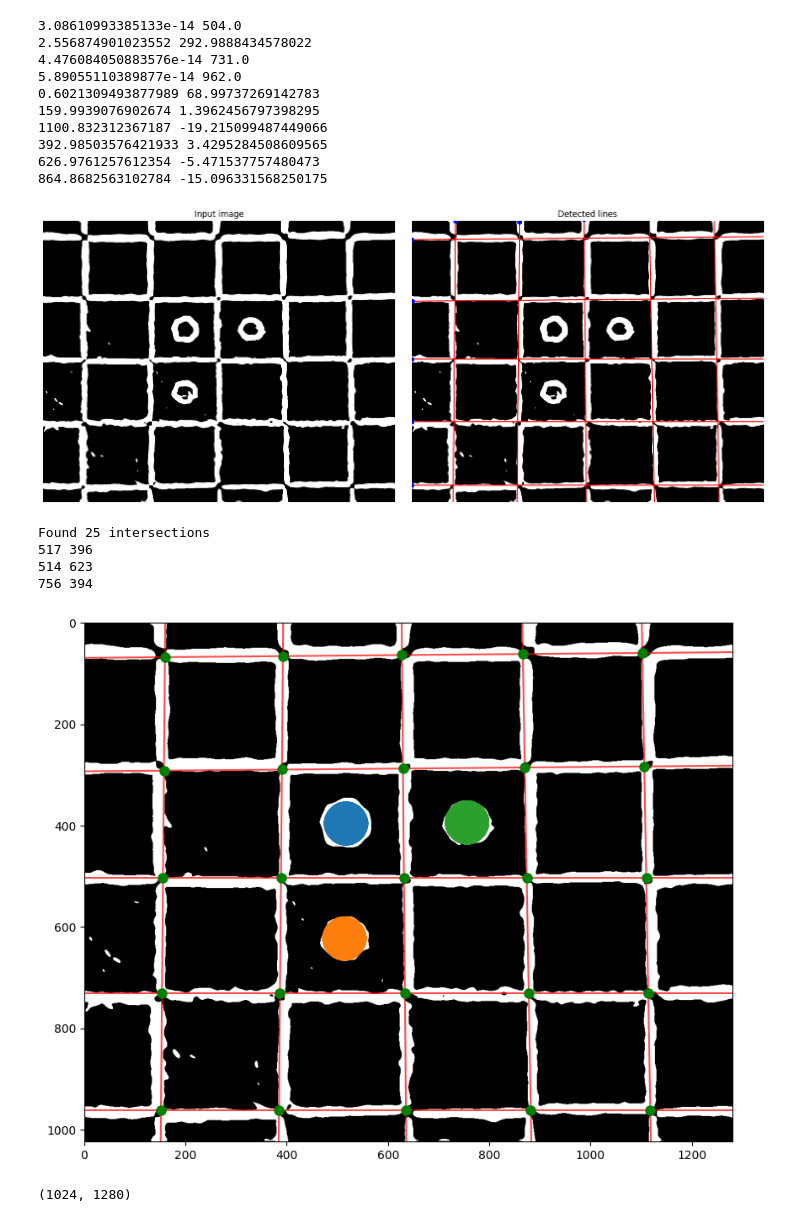
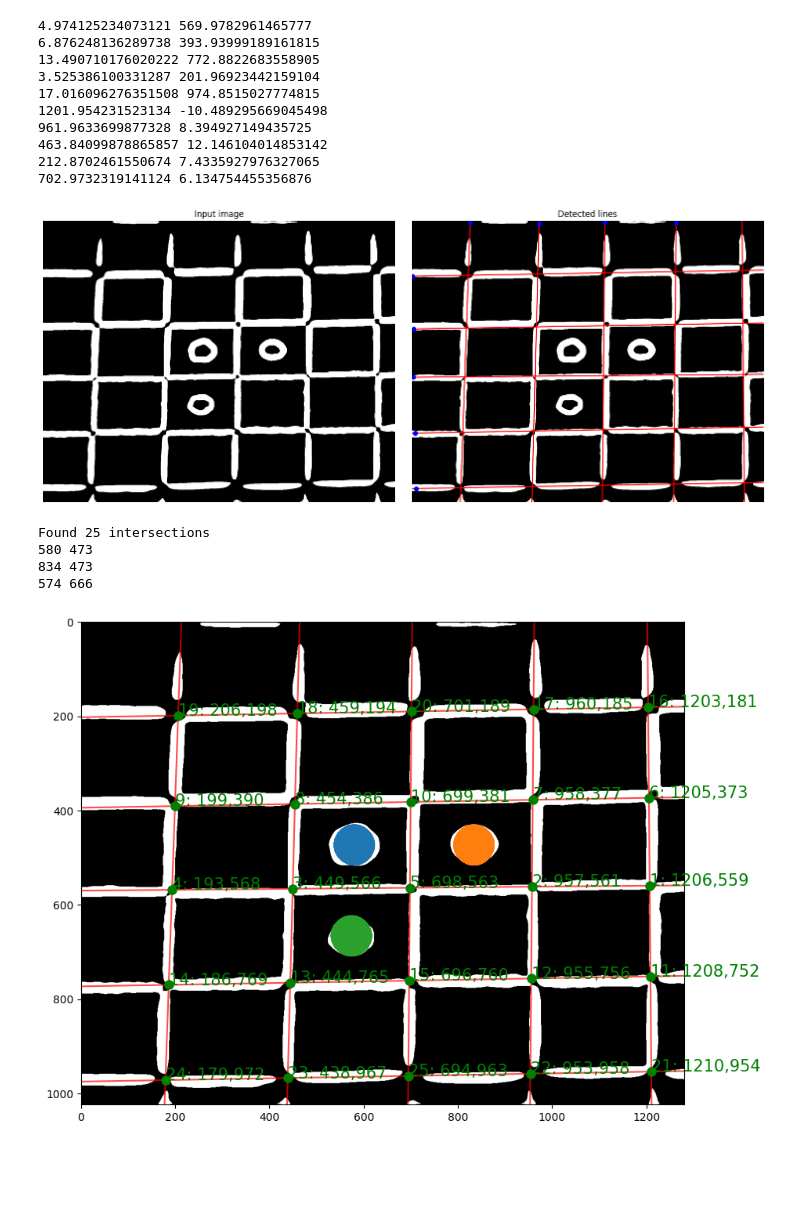
Before and after one commit to ale-chen/Armored_Particles, a Jupyter notebook: calibration_testing.ipynb, the cells around one changed output. Cells and saved outputs as stored; diff of their text form; code cells hidden in the pictures; blank space fills up the shorter version.

```diff
--- a/calibration_testing.ipynb
+++ b/calibration_testing.ipynb
@@ -10,15 +8,21 @@ from libtiff import TIFF
 # %%
-CALIBRATION_LEFT_FILEPATH = '../data/2025-06-10-40uL_250um/calibration_left.tif'
-TEST_IMAGE = '../data/toys/line_outline.png'
+CALIBRATION_LEFT_FILEPATH = '../../data/2025-06-10-40uL_250um/calibration_left.tif'
+CALIBRATION_TEST_LEFT_FILEPATH = '../../data/2025-06-13/calibration_left.tif'
+CALIBRATION_TEST_RIGHT_FILEPATH = '../../data/2025-06-13/calibration_right.tif'
+TEST_IMAGE = '../../data/toys/line_outline.png'
 
-GRID_DIMENSIONS = (4,4)
+GRID_DIMENSIONS = (4,5)
 
 BINARY_THRESHOLD = 3/10
 
 ORTHOG_ERROR = 2*(np.pi) / 90 # ALLOWED ORTHOGONAL ERROR
 
 NUM_LINES = GRID_DIMENSIONS[0] + GRID_DIMENSIONS[1] + 2
-im = plt.imread(CALIBRATION_LEFT_FILEPATH)[:,:,0]
+# im = plt.imread(CALIBRATION_LEFT_FILEPATH)[:,:,0]
+im = plt.imread(CALIBRATION_TEST_LEFT_FILEPATH)[:,:,0]
+# im = plt.imread(CALIBRATION_TEST_RIGHT_FILEPATH)[:,:,0]
+
+
 # im = plt.imread(TEST_IMAGE)[:,:,0]
 # %%
 plt.figure(figsize=(10,10))
@@ -85,17 +89,17 @@ for _, angle, dist in zip(*hough_line_peaks(h, theta, d, num_peaks=NUM_LINES, mi
 plt.tight_layout()
 plt.show()
 # %% [output]
-3.08610993385133e-14 504.0
-2.556874901023552 292.9888434578022
-4.476084050883576e-14 731.0
-5.89055110389877e-14 962.0
-0.6021309493877989 68.99737269142783
-159.9939076902674 1.3962456797398295
-1100.832312367187 -19.215099487449066
-392.98503576421933 3.4295284508609565
-626.9761257612354 -5.471537757480473
-864.8682563102784 -15.096331568250175
+4.974125234073121 569.9782961465777
+6.876248136289738 393.93999189161815
+13.490710176020222 772.8822683558905
+3.525386100331287 201.96923442159104
+17.016096276351508 974.8515027774815
+1201.954231523134 -10.489295669045498
+961.9633699877328 8.394927149435725
+463.84099878865857 12.146104014853142
+212.8702461550674 7.4335927976327065
+702.9732319141124 6.134754455356876
-[figure, old version]
+[figure, new version]
 # %%
 def line_intersection(x1, y1, angle1, x2, y2, angle2):
     # Direction vectors
@@ -167,44 +171,44 @@ from skimage.transform import hough_circle, hough_circle_peaks
 from skimage.draw import circle_perimeter
 shape = thresholded.shape
 rad_min = int(min(shape) / (4*(min(GRID_DIMENSIONS)+2)))
-rad_max = int(max(shape) / (4*(max(GRID_DIMENSIONS) - 2)))
+rad_max = int(max(shape) / (4*(max(GRID_DIMENSIONS) + 2)))
 
 hough_radii = np.arange(rad_min, rad_max, 10)
 hough_res = hough_circle(thresholded, hough_radii)
 
 accums, cx, cy, radii = hough_circle_peaks(hough_res, hough_radii, total_num_peaks=3, min_xdistance = 100, min_ydistance = 100)
 
 peaks = hough_line_peaks(h, theta, d, num_peaks=NUM_LINES, min_distance=100)
 intersections = hough_intersections(peaks, thresholded.shape)
 print(f"Found {len(intersections)} intersections")
 fig, ax = plt.subplots(figsize=(10, 8))
 ax.imshow(thresholded, cmap='gray')
 
 for _, angle, dist in zip(*peaks):
     x0, y0 = dist * np.array([np.cos(angle), np.sin(angle)])
     ax.axline((x0, y0), slope=np.tan(angle + np.pi/2), color='red', alpha=0.7)
 
+k = 0
+
 for inter in intersections:
     x, y = inter['point']
+    k = k+1
     ax.plot(x, y, 'go', markersize=8)
+    ax.text(x,y,str(k) + ': ' + str(int(x)) +','+ str(int(y)),c = 'g',fontsize = 15)
 
 for center_y, center_x, radius in zip(cy, cx, radii):
     circy, circx = circle_perimeter(center_y, center_x, radius, shape=thresholded.shape)
     ax.plot(circx, circy)
 
     print(center_x,center_y)
 
 
 ax.set_xlim(0, thresholded.shape[1])
 ax.set_ylim(thresholded.shape[0], 0)
 plt.show()
 # %% [output]
 Found 25 intersections
-517 396
-514 623
-756 394
+580 473
+834 473
+574 666
-[figure, old version]
+[figure, new version]
-# %%
-thresholded.shape
-# %% [output]
-(1024, 1280)
```
Also changed, not shown: parts of 4 cells of this notebook, 1 other file.
